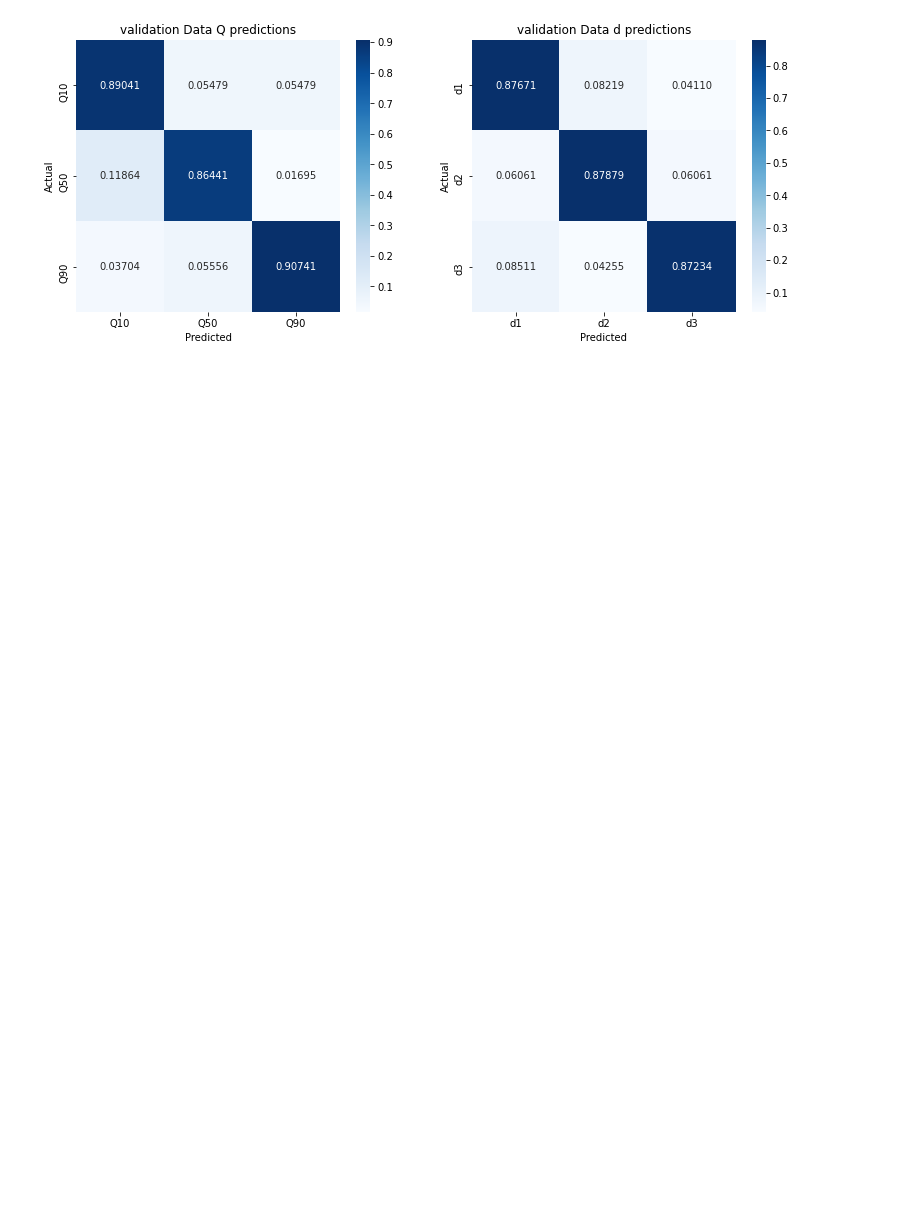
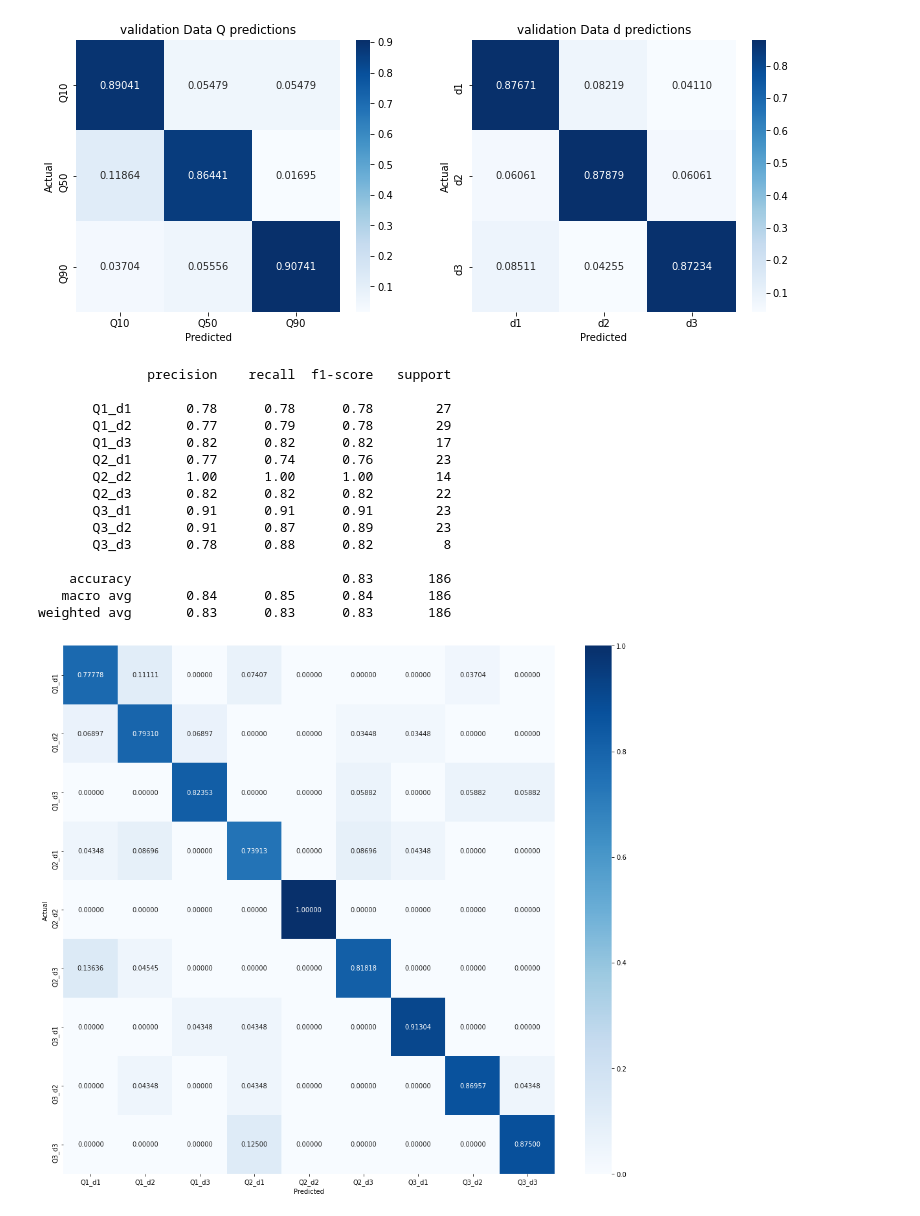
Before and after one commit to bastiendlf/UV_Projet, a Jupyter notebook: notebooks/ValidationClassification.ipynb, the cells around one changed output. Drawn from its saved outputs; the diff is of its cells as text; code cells hidden in the pictures; blank space fills up the shorter version.

Commit message:
classification based on roundings

```diff
--- a/notebooks/ValidationClassification.ipynb
+++ b/notebooks/ValidationClassification.ipynb
@@ -140,3 +141,57 @@ show_confusion_matrix(y_true_multiclass[:, 1], y_pred_multiclass[:, 1], label_en
 plt.show()
 # %% [output]
 [figure]
+# %%
+def convert_multi_label_to_single(y_multilabel):
+    new_y = []
+    for q, d in y_multilabel:
+        new_class = None
+        if q == 0 and d == 0:
+         new_class = 0
+        if q == 0 and d == 1:
+         new_class = 1
+        if q == 0 and d == 2:
+         new_class = 2
+
+        if q == 1 and d == 0:
+         new_class = 3
+        if q == 1 and d == 1:
+         new_class = 4
+        if q == 1 and d == 2:
+         new_class = 5
+
+        if q == 2 and d == 0:
+         new_class = 6
+        if q == 2 and d == 1:
+         new_class = 7
+        if q == 2 and d == 2:
+         new_class = 8
+
+        new_y.append(new_class)
+    return np.array(new_y)
+# %%
+classes = ["Q1_d1", "Q1_d2", "Q1_d3", "Q2_d1", "Q2_d2", "Q2_d3", "Q3_d1", "Q3_d2", "Q3_d3"]
+y_true_single_label = convert_multi_label_to_single(y_true_multiclass)
+y_pred_single_label = convert_multi_label_to_single(y_pred_multiclass)
+# %%
+print(classification_report(y_true_single_label, y_pred_single_label, target_names=classes))
+plt.figure(figsize=(17,15))
+show_confusion_matrix(y_true_single_label, y_pred_single_label, classes, "", False)
+plt.show()
+# %% [output]
+              precision    recall  f1-score   support
+
+       Q1_d1       0.78      0.78      0.78        27
+       Q1_d2       0.77      0.79      0.78        29
+       Q1_d3       0.82      0.82      0.82        17
+       Q2_d1       0.77      0.74      0.76        23
+       Q2_d2       1.00      1.00      1.00        14
+       Q2_d3       0.82      0.82      0.82        22
+       Q3_d1       0.91      0.91      0.91        23
+       Q3_d2       0.91      0.87      0.89        23
+       Q3_d3       0.78      0.88      0.82         8
+
+    accuracy                           0.83       186
+   macro avg       0.84      0.85      0.84       186
+weighted avg       0.83      0.83      0.83       186
+[figure, added]
```
Also changed, not shown: parts of 1 cell of this notebook, 14 other files.
